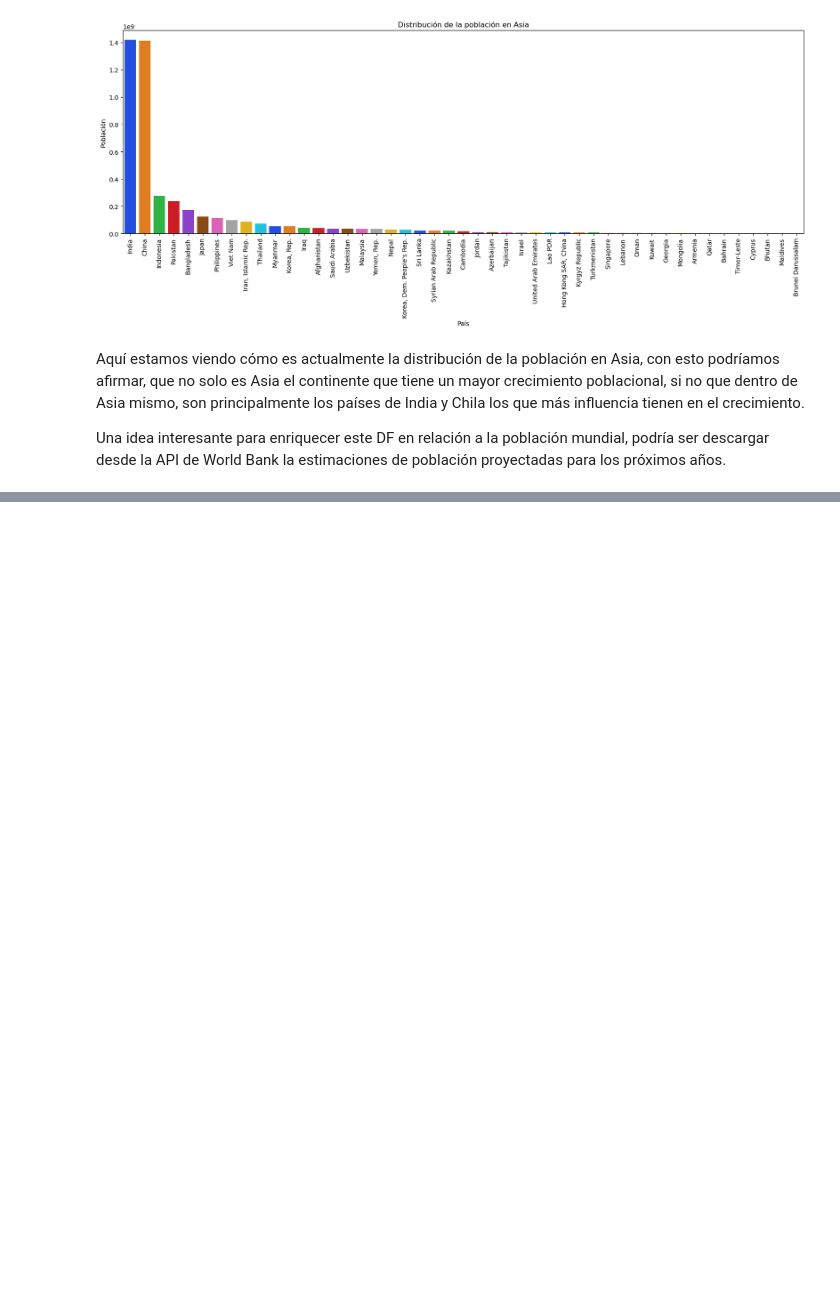
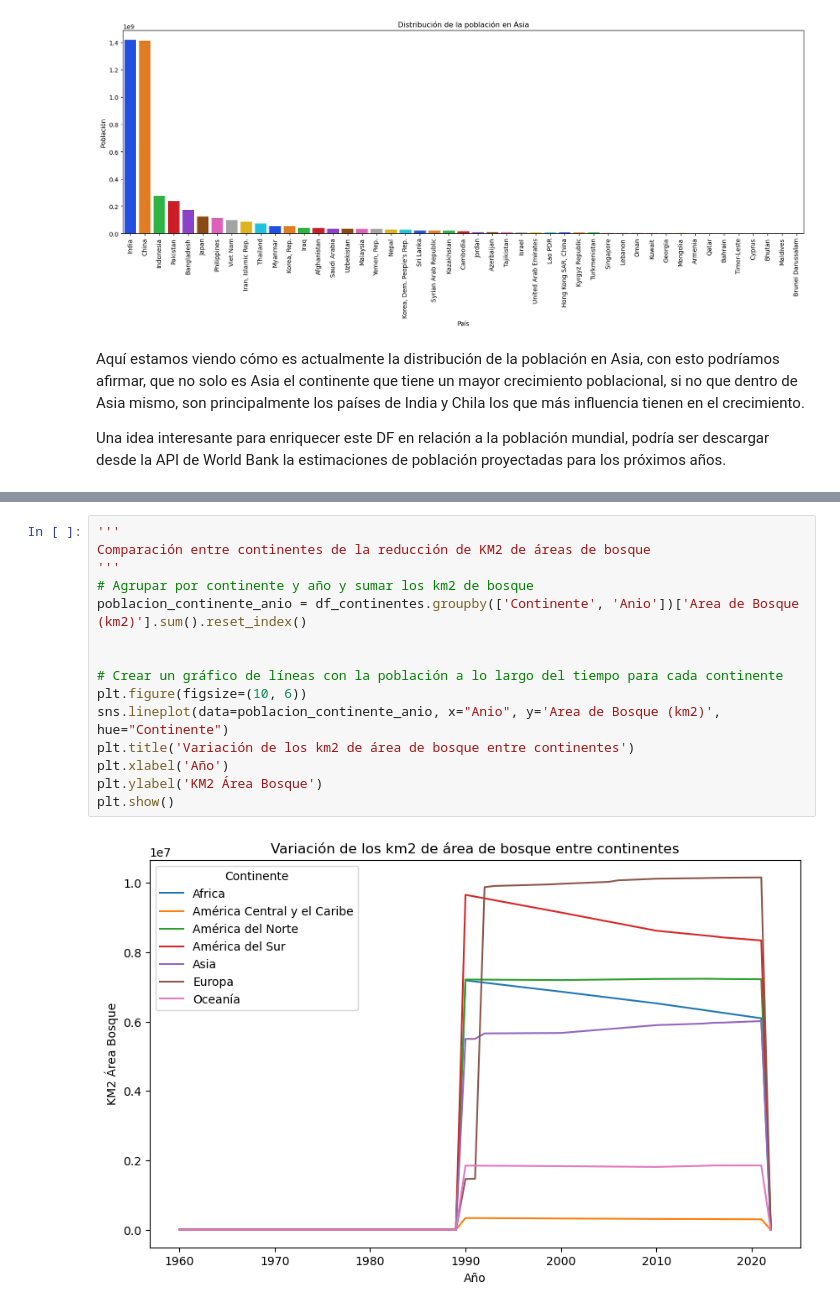
Before and after one commit to Karimsingera/Coderhouse_Data_Science, a Jupyter notebook: La_Transformancion_del_Mundo_en_los_Ultimos_60_anos.ipynb, the cells around one changed output, grey strips where cells are left out. Saved outputs shown, nothing was run; the diff lists cells and outputs as text; blank space fills up the shorter version.

```diff
--- a/La_Transformancion_del_Mundo_en_los_Ultimos_60_anos.ipynb
+++ b/La_Transformancion_del_Mundo_en_los_Ultimos_60_anos.ipynb
@@ -613,0 +811,17 @@ Una idea interesante para enriquecer este DF en relación a la población mundia
+# %%
+'''
+Comparación entre continentes de la reducción de KM2 de áreas de bosque
+'''
+# Agrupar por continente y año y sumar los km2 de bosque
+poblacion_continente_anio = df_continentes.groupby(['Continente', 'Anio'])['Area de Bosque (km2)'].sum().reset_index()
+
+
+# Crear un gráfico de líneas con la población a lo largo del tiempo para cada continente
+plt.figure(figsize=(10, 6))
+sns.lineplot(data=poblacion_continente_anio, x="Anio", y='Area de Bosque (km2)', hue="Continente")
+plt.title('Variación de los km2 de área de bosque entre continentes')
+plt.xlabel('Año')
+plt.ylabel('KM2 Área Bosque')
+plt.show()
+# %% [output]
+[figure, added]
```
Also changed, not shown: parts of 31 cells of this notebook.
